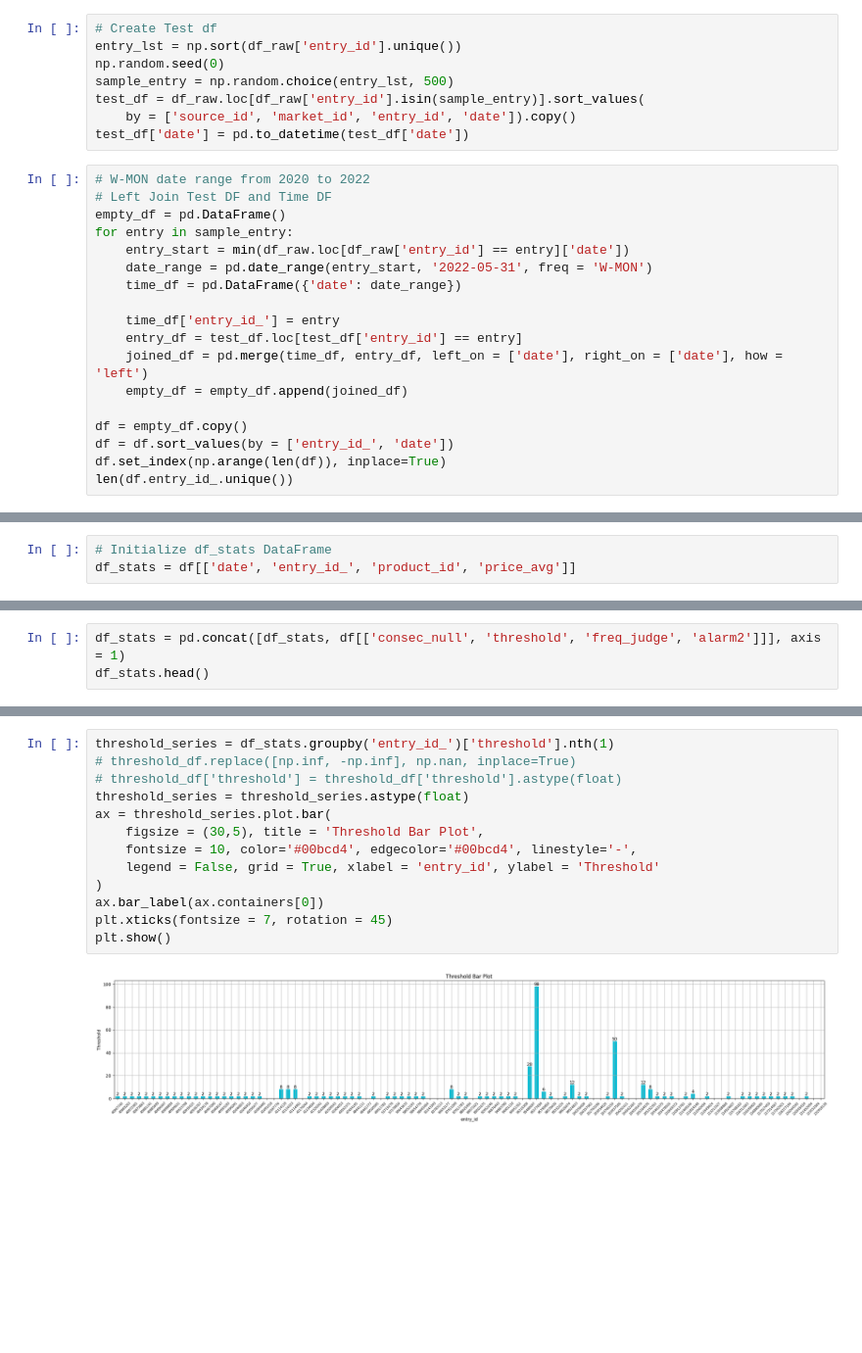
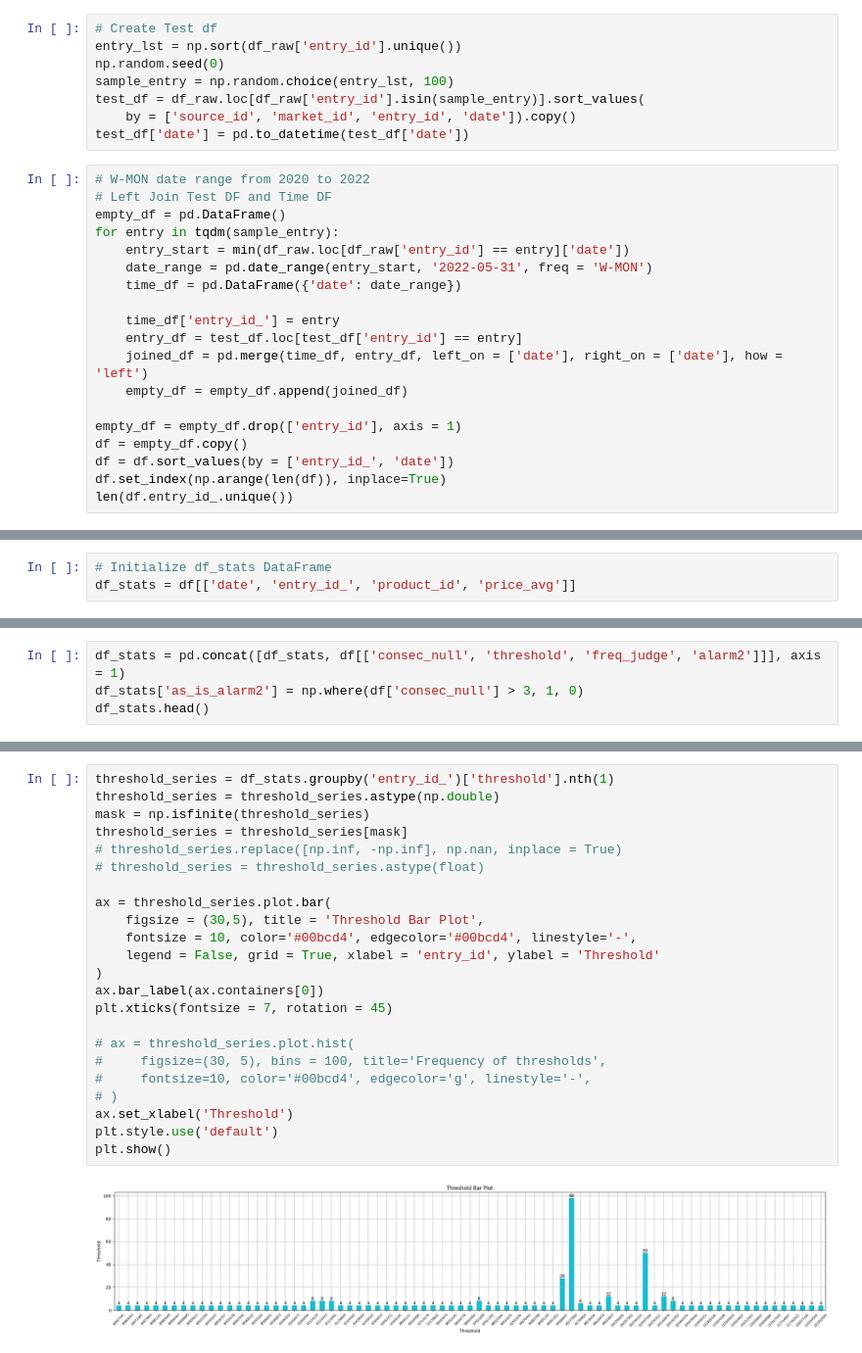
Before and after one commit to eungizoa/dataAnal, a Jupyter notebook: Alarm2.ipynb, the cells around one changed output, grey strips where cells are left out. Shown: that part at 98% size. Saved outputs shown, nothing was run; the diff lists cells and outputs as text; blank space fills up the shorter version.

```diff
--- a/Alarm2.ipynb
+++ b/Alarm2.ipynb
@@ -36,7 +37,7 @@ df_raw.head()
 # Create Test df
 entry_lst = np.sort(df_raw['entry_id'].unique())
 np.random.seed(0)
-sample_entry = np.random.choice(entry_lst, 500)
+sample_entry = np.random.choice(entry_lst, 100)
 test_df = df_raw.loc[df_raw['entry_id'].isin(sample_entry)].sort_values(
     by = ['source_id', 'market_id', 'entry_id', 'date']).copy()
 test_df['date'] = pd.to_datetime(test_df['date'])
@@ -44,7 +45,7 @@ test_df['date'] = pd.to_datetime(test_df['date'])
 # W-MON date range from 2020 to 2022
 # Left Join Test DF and Time DF
 empty_df = pd.DataFrame()
-for entry in sample_entry:
+for entry in tqdm(sample_entry):
     entry_start = min(df_raw.loc[df_raw['entry_id'] == entry]['date'])
     date_range = pd.date_range(entry_start, '2022-05-31', freq = 'W-MON')
     time_df = pd.DataFrame({'date': date_range})
@@ -54,6 +55,7 @@ for entry in sample_entry:
     joined_df = pd.merge(time_df, entry_df, left_on = ['date'], right_on = ['date'], how = 'left')
     empty_df = empty_df.append(joined_df)
 
+empty_df = empty_df.drop(['entry_id'], axis = 1)
 df = empty_df.copy()
 df = df.sort_values(by = ['entry_id_', 'date'])
 df.set_index(np.arange(len(df)), inplace=True)
@@ -278,4 +249,5 @@ print('\n',
 # %%
 df_stats = pd.concat([df_stats, df[['consec_null', 'threshold', 'freq_judge', 'alarm2']]], axis = 1)
+df_stats['as_is_alarm2'] = np.where(df['consec_null'] > 3, 1, 0)
 df_stats.head()
 # %% [output]
@@ -288,15 +260,25 @@ df_stats.head()
 # %%
 threshold_series = df_stats.groupby('entry_id_')['threshold'].nth(1)
-# threshold_df.replace([np.inf, -np.inf], np.nan, inplace=True)
-# threshold_df['threshold'] = threshold_df['threshold'].astype(float)
-threshold_series = threshold_series.astype(float)
+threshold_series = threshold_series.astype(np.double)
+mask = np.isfinite(threshold_series)
+threshold_series = threshold_series[mask]
+# threshold_series.replace([np.inf, -np.inf], np.nan, inplace = True)
+# threshold_series = threshold_series.astype(float)
+
 ax = threshold_series.plot.bar(
     figsize = (30,5), title = 'Threshold Bar Plot',
     fontsize = 10, color='#00bcd4', edgecolor='#00bcd4', linestyle='-',
     legend = False, grid = True, xlabel = 'entry_id', ylabel = 'Threshold'
 )
 ax.bar_label(ax.containers[0])
 plt.xticks(fontsize = 7, rotation = 45)
+
+# ax = threshold_series.plot.hist(
+#     figsize=(30, 5), bins = 100, title='Frequency of thresholds',
+#     fontsize=10, color='#00bcd4', edgecolor='g', linestyle='-',
+# )
+ax.set_xlabel('Threshold')
+plt.style.use('default')
 plt.show()
 # %% [output]
-[figure, old version]
+[figure, new version]
```
Also changed, not shown: parts of 15 cells of this notebook, 4 other files.
